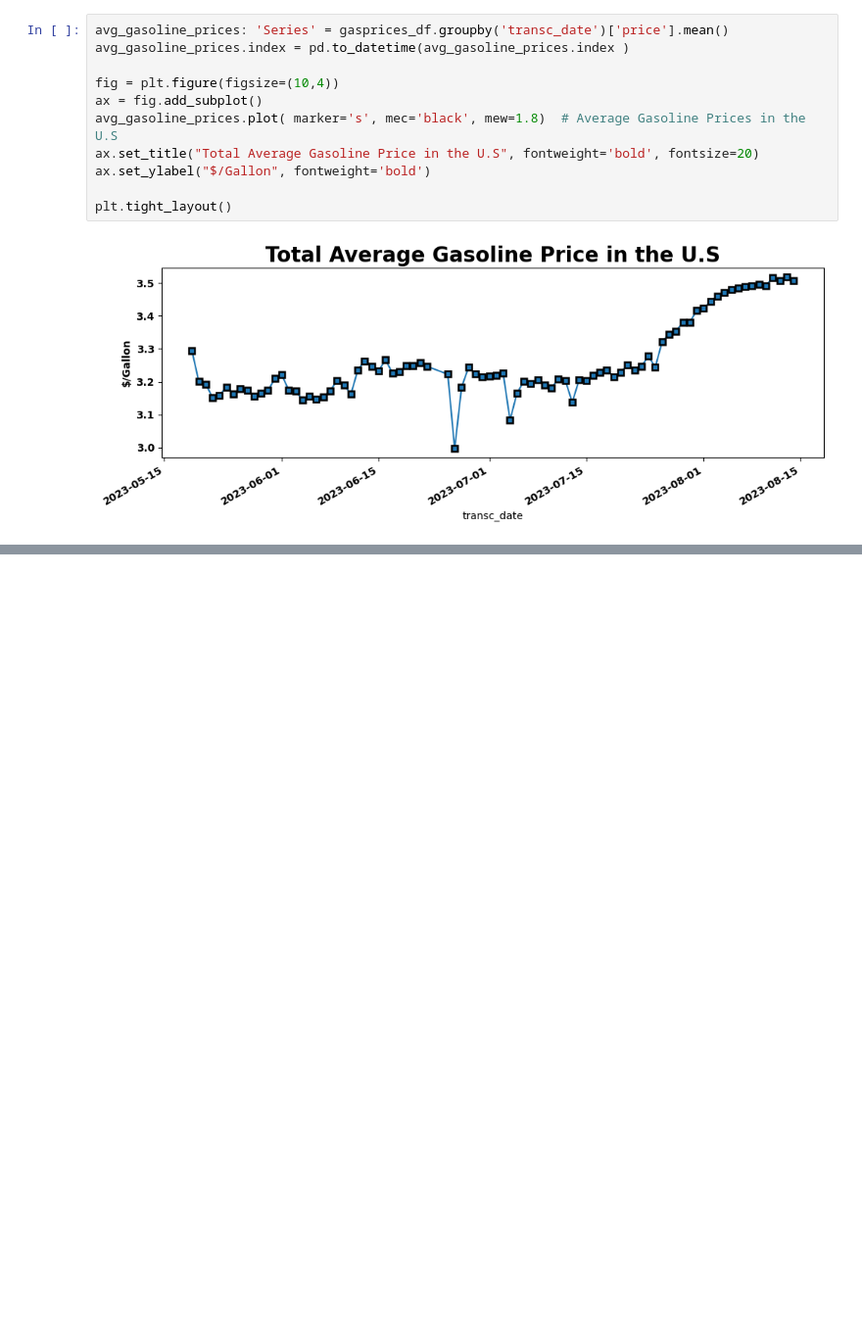
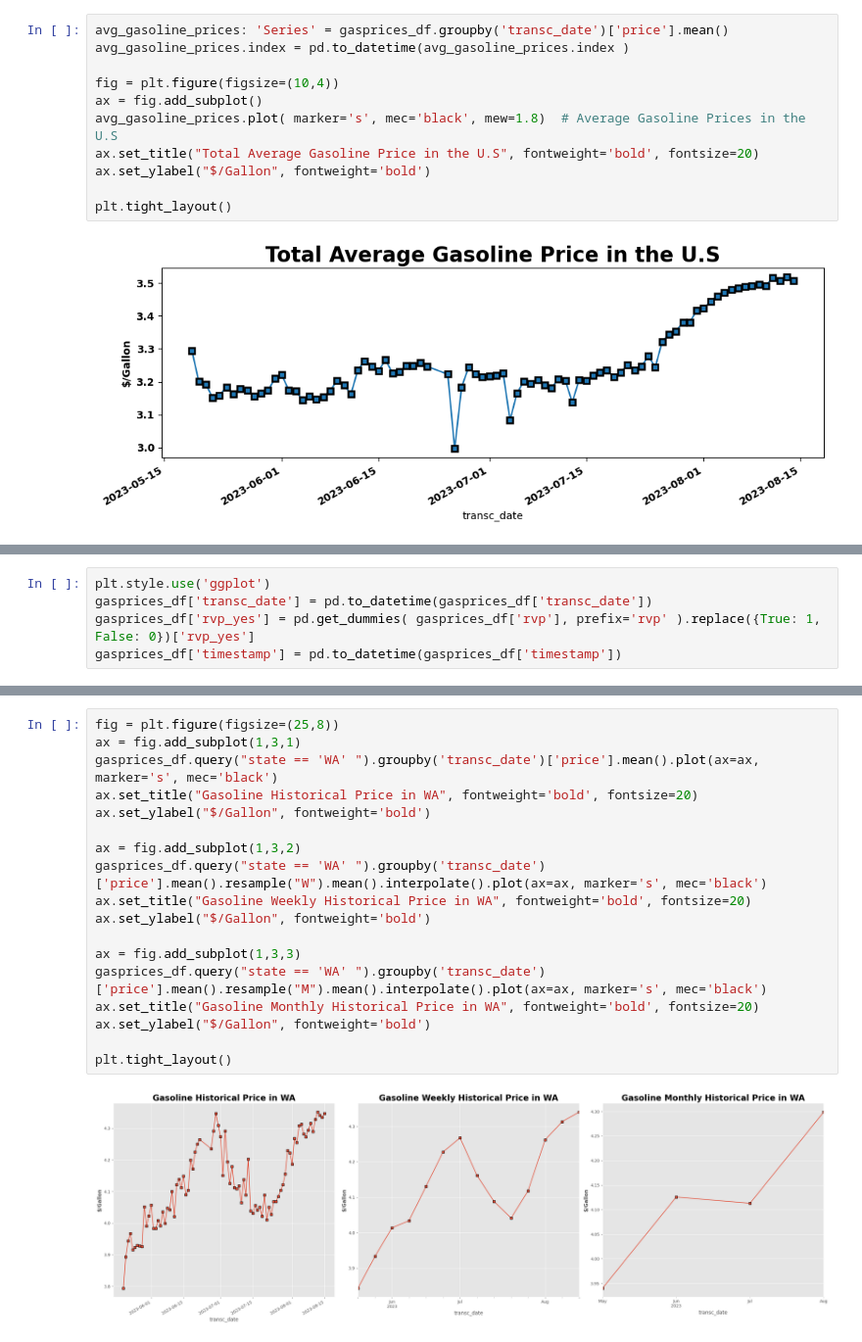
Before and after one commit to OdinProjectI/GasolinePricesAnalysis, a Jupyter notebook: ODINProjectGasolinePricesAnalysis.ipynb, the cells around one changed output, grey strips where cells are left out. Shown at 98% size. Cells and saved outputs as stored; diff of their text form; blank space fills up the shorter version.

```diff
--- a/ODINProjectGasolinePricesAnalysis.ipynb
+++ b/ODINProjectGasolinePricesAnalysis.ipynb
@@ -187,0 +238,5 @@ plt.tight_layout()
+# %%
+plt.style.use('ggplot')
+gasprices_df['transc_date'] = pd.to_datetime(gasprices_df['transc_date'])
+gasprices_df['rvp_yes'] = pd.get_dummies( gasprices_df['rvp'], prefix='rvp' ).replace({True: 1, False: 0})['rvp_yes']
+gasprices_df['timestamp'] = pd.to_datetime(gasprices_df['timestamp'])
@@ -187,0 +250,20 @@ plt.tight_layout()
+# %%
+fig = plt.figure(figsize=(25,8))
+ax = fig.add_subplot(1,3,1)
+gasprices_df.query("state == 'WA' ").groupby('transc_date')['price'].mean().plot(ax=ax, marker='s', mec='black')
+ax.set_title("Gasoline Historical Price in WA", fontweight='bold', fontsize=20)
+ax.set_ylabel("$/Gallon", fontweight='bold')
+
+ax = fig.add_subplot(1,3,2)
+gasprices_df.query("state == 'WA' ").groupby('transc_date')['price'].mean().resample("W").mean().interpolate().plot(ax=ax, marker='s', mec='black')
+ax.set_title("Gasoline Weekly Historical Price in WA", fontweight='bold', fontsize=20)
+ax.set_ylabel("$/Gallon", fontweight='bold')
+
+ax = fig.add_subplot(1,3,3)
+gasprices_df.query("state == 'WA' ").groupby('transc_date')['price'].mean().resample("M").mean().interpolate().plot(ax=ax, marker='s', mec='black')
+ax.set_title("Gasoline Monthly Historical Price in WA", fontweight='bold', fontsize=20)
+ax.set_ylabel("$/Gallon", fontweight='bold')
+
+plt.tight_layout()
+# %% [output]
+[figure, added]
```
Also changed, not shown: parts of 6 cells of this notebook.
